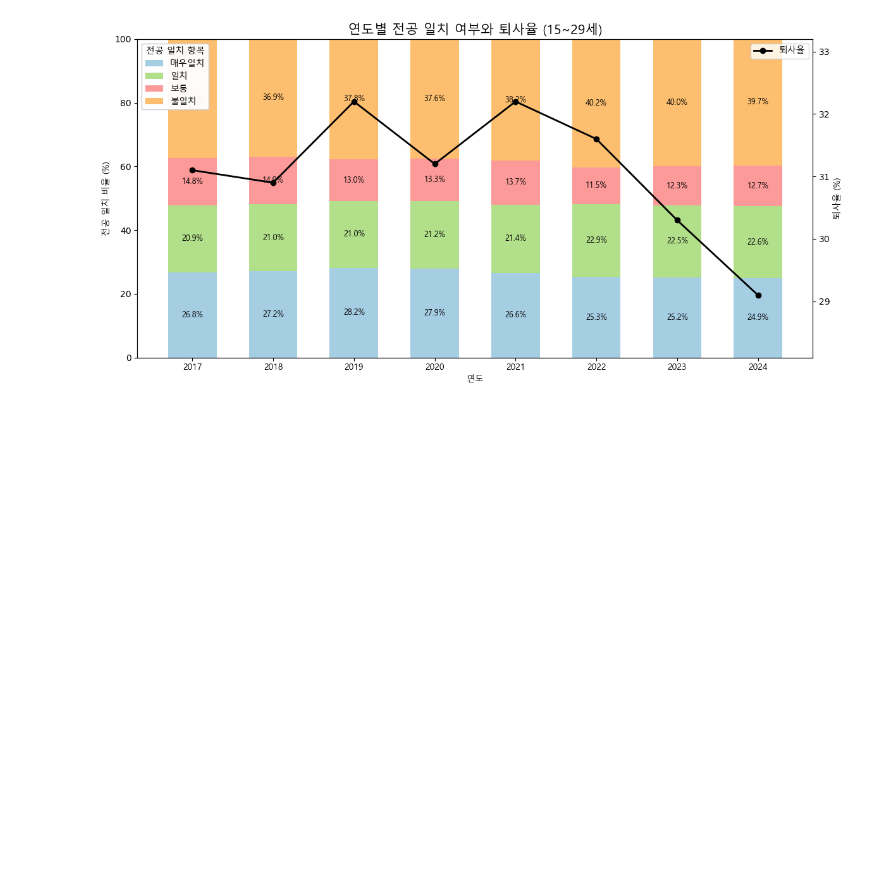
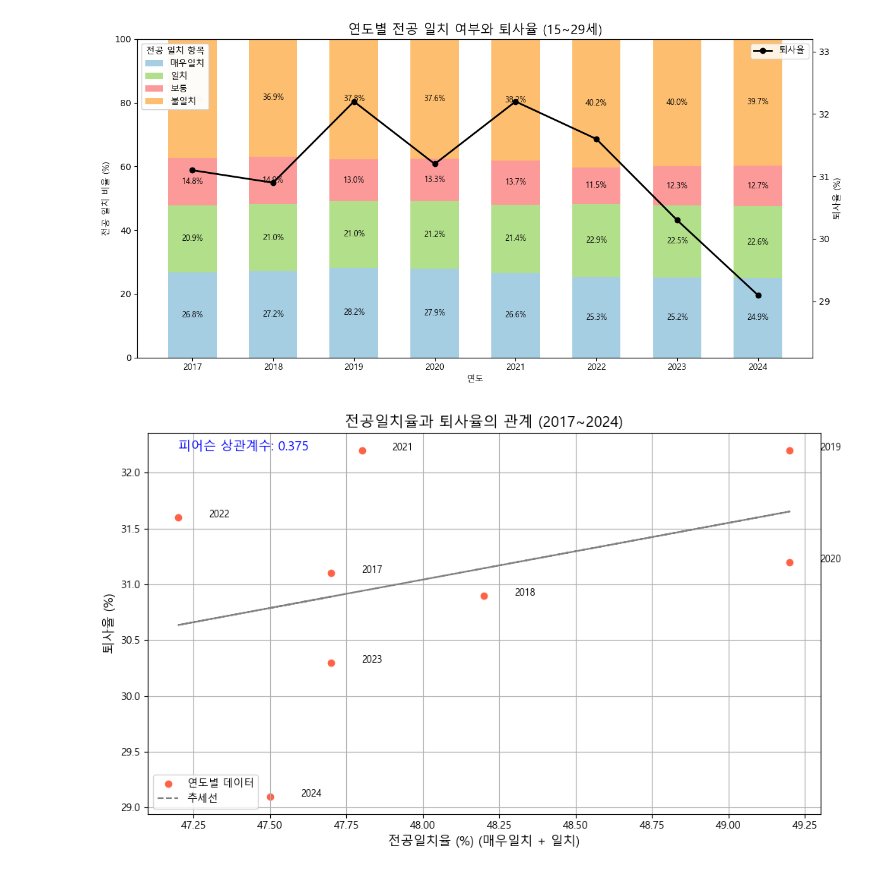
Before and after one commit to byeori-jang/mid_project, a Jupyter notebook: major.ipynb, the cells around one changed output. Drawn from its saved outputs; the diff is of its cells as text; code cells hidden in the pictures; blank space fills up the shorter version.

```diff
--- a/major.ipynb
+++ b/major.ipynb
@@ -270,3 +270,52 @@ plt.tight_layout()
 plt.show()
 # %% [output]
 [figure]
+# %%
+import pandas as pd
+import matplotlib.pyplot as plt
+import numpy as np
+import matplotlib.font_manager as fm
+
+# 데이터 정의
+years = list(range(2017, 2025))
+very_match = [26.8, 27.2, 28.2, 27.9, 26.6, 25.3, 25.2, 24.9]
+match = [20.9, 21.0, 21.0, 21.3, 21.2, 21.9, 22.5, 22.6]
+resign_rate = [31.1, 30.9, 32.2, 31.2, 32.2, 31.6, 30.3, 29.1]
+match_rate = [v + m for v, m in zip(very_match, match)]
+
+# 한글 폰트 설정 (Windows 기준)
+font_path = "C:/Windows/Fonts/malgun.ttf"
+fontprop = fm.FontProperties(fname=font_path)
+plt.rcParams['font.family'] = fontprop.get_name()
+plt.rcParams['axes.unicode_minus'] = False
+
+# 상관계수 계산
+corr = np.corrcoef(match_rate, resign_rate)[0, 1]
+
+# 산점도 + 추세선
+plt.figure(figsize=(10, 6))
+plt.scatter(match_rate, resign_rate, color='tomato', label='연도별 데이터')
+
+# 연도 텍스트 표시
+for i in range(len(years)):
+    plt.text(match_rate[i] + 0.1, resign_rate[i], str(years[i]), fontsize=9)
+
+# 추세선 추가
+fit = np.polyfit(match_rate, resign_rate, 1)
+fit_fn = np.poly1d(fit)
+plt.plot(match_rate, fit_fn(match_rate), color='gray', linestyle='--', label='추세선')
+
+# 라벨 및 제목
+plt.xlabel('전공일치율 (%) (매우일치 + 일치)', fontsize=12)
+plt.ylabel('퇴사율 (%)', fontsize=12)
+plt.title('전공일치율과 퇴사율의 관계 (2017~2024)', fontsize=14)
+plt.legend()
+plt.grid(True)
+
+# 상관계수 표시
+plt.text(min(match_rate), max(resign_rate), f'피어슨 상관계수: {corr:.3f}', fontsize=12, color='blue')
+
+plt.tight_layout()
+plt.show()
+# %% [output]
+[figure, added]
```
